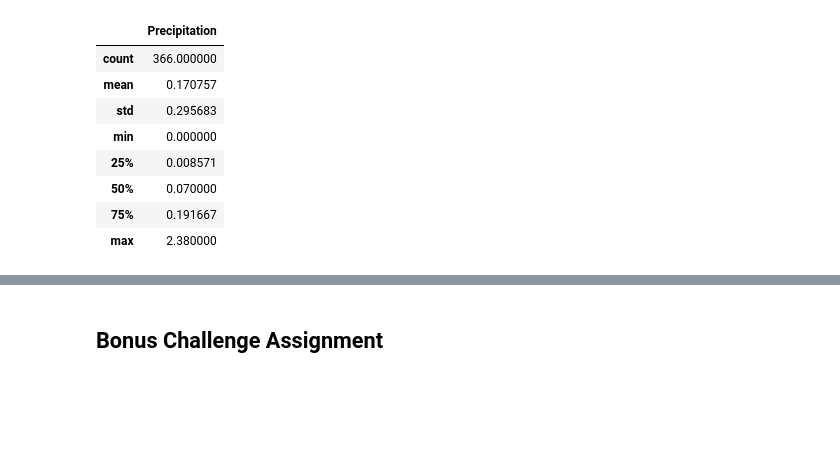
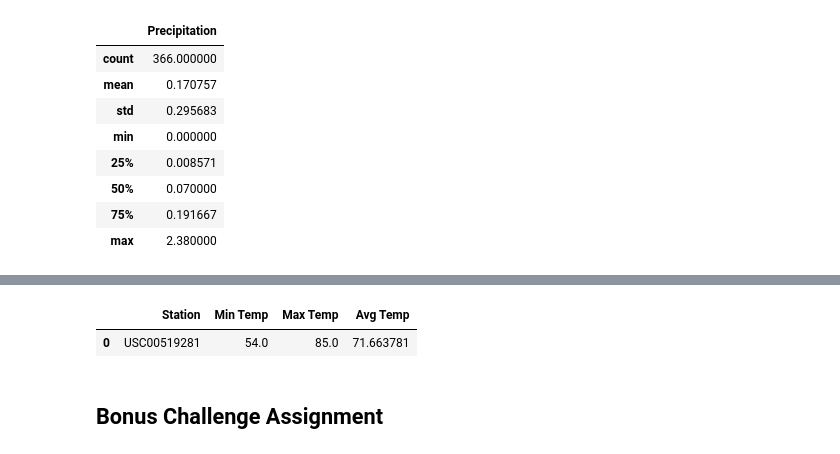
Before and after one commit to rambunctious2050/sqlalchemy-challenge, a Jupyter notebook: climate_starter.ipynb, the cells around one changed output, grey strips where cells are left out. Saved outputs shown, nothing was run; the diff lists cells and outputs as text; code cells hidden in the pictures; blank space fills up the shorter version.

```diff
--- a/climate_starter.ipynb
+++ b/climate_starter.ipynb
@@ -150,6 +196,14 @@ oneyrprcp_df.describe()
 # %%
 # Using the station id from the previous query, calculate the lowest temperature recorded,
 # highest temperature recorded, and average temperature of the most active station?
+temps = session.query(Measurement.station,func.min(Measurement.tobs),func.max(Measurement.tobs),func.avg(Measurement.tobs)).\
+                    filter_by(station='USC00519281')
+
+temps_df=pd.DataFrame(list(temps),columns=['Station','Min Temp','Max Temp','Avg Temp'])
+temps_df
+# %% [output]
+|  | Station | Min Temp | Max Temp | Avg Temp |
+| 0 | USC00519281 | 54.0 | 85.0 | 71.663781 |
 # %%
 # Choose the station with the highest number of temperature observations.
 # Query the last 12 months of temperature observation data for this station and plot the results as a histogram
```
Also changed, not shown: parts of 7 cells of this notebook.
